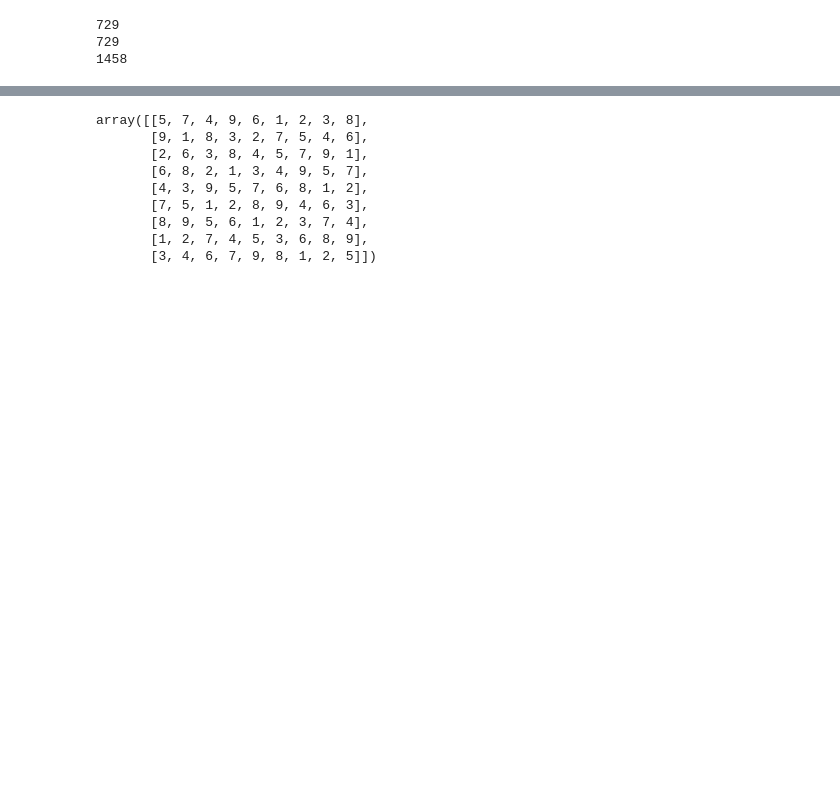
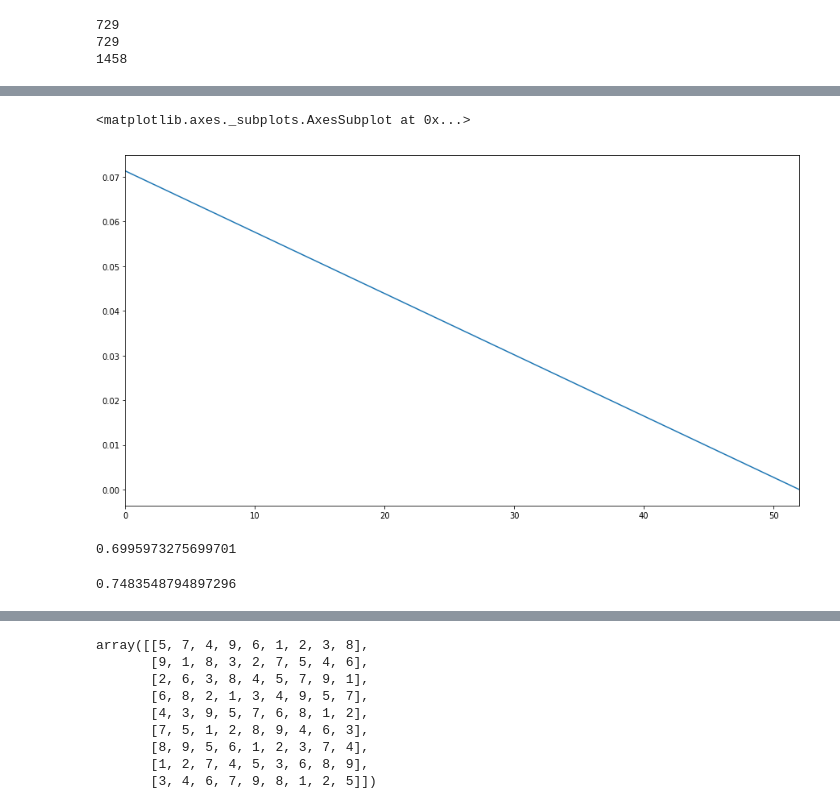
Before and after one commit to spencebeecher/Notebooks, a Jupyter notebook: deep_sudoku/torch_sudoku.ipynb, the cells around one changed output, grey strips where cells are left out. Drawn from its saved outputs; the diff is of its cells as text; code cells hidden in the pictures; blank space fills up the shorter version.

```diff
--- a/deep_sudoku/torch_sudoku.ipynb
+++ b/deep_sudoku/torch_sudoku.ipynb
@@ -321,4 +293,0 @@ eval_zeros(trainers[0].model)
-# %%
-for i in range(20):
-    print(eval_zeros(trainers[i].model), str(trainers[i].model))
-    print()
@@ -386,0 +294,13 @@ def simulate_solve(puz, m, num_sims=100):
+# %%
+p=kaggle_puz[6]
+m = trainers[2].model
+num_zeros = np.sum(p == 0)
+# %%
+pred_sureness = []
+for i in range(num_zeros):
+    p = predict_puzzle_step(p, m)
+    preds = predict(matrix_to_one_hot(p), m)
+
+    pred_sureness.append(preds[preds > 0.01])
+# %%
+pred_sureness = np.array(pred_sureness)
@@ -386,0 +328,21 @@ def simulate_solve(puz, m, num_sims=100):
+# %%
+pd.Series(pred_sureness).plot()
+# %% [output]
+<matplotlib.axes._subplots.AxesSubplot at 0x...>
+[figure, added]
+# %%
+r2 = eval_and_score_puzzle(
+                trainers[24].model,
+                'data/test_sudoku.csv',
+                predict_puzzle)
+print(np.mean([v[0] / v[1] for v in r2]))
+# %% [output]
+0.6995973275699701
+# %%
+r2 = eval_and_score_puzzle(
+                trainers[5].model,
+                'data/test_sudoku.csv',
+                predict_puzzle)
+print(np.mean([v[0] / v[1] for v in r2]))
+# %% [output]
+0.7483548794897296
```
Also changed, not shown: parts of 38 cells of this notebook, 3 other files.
